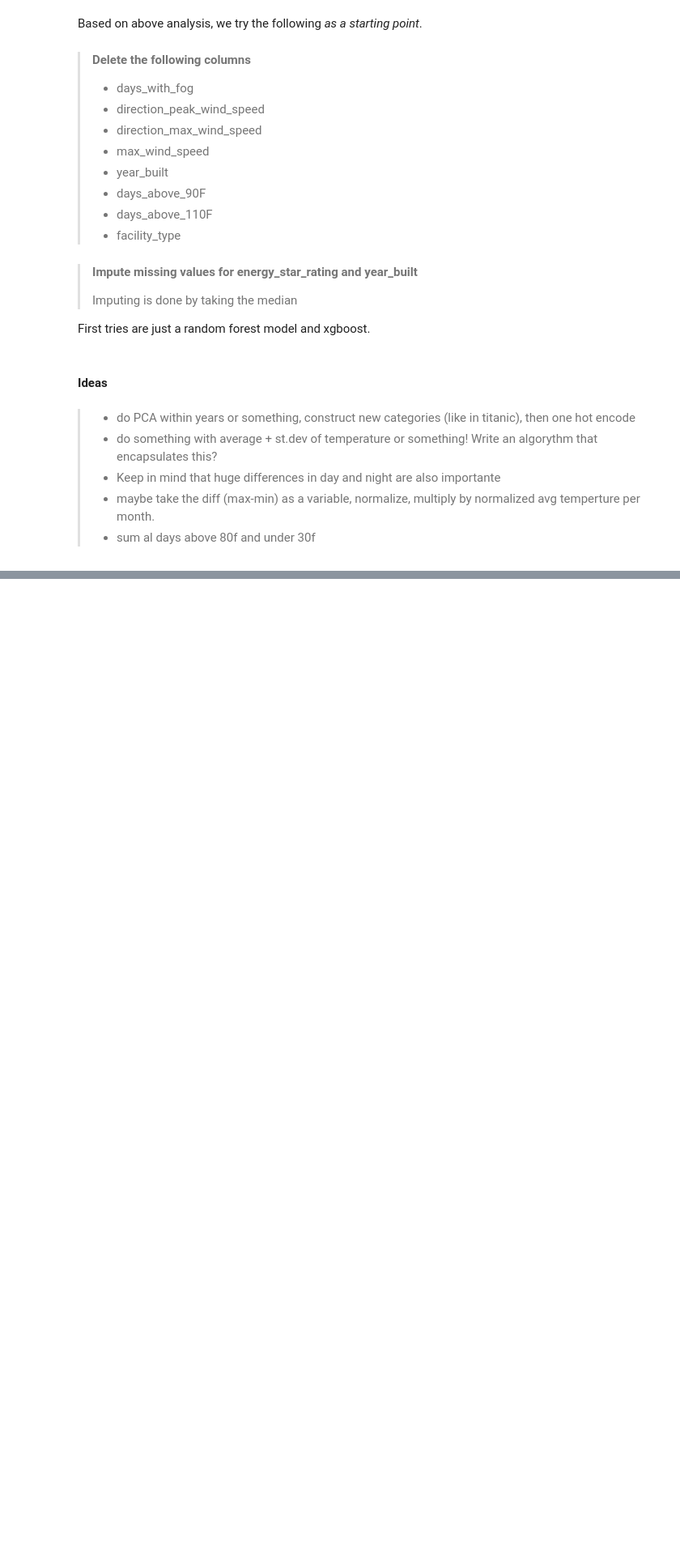
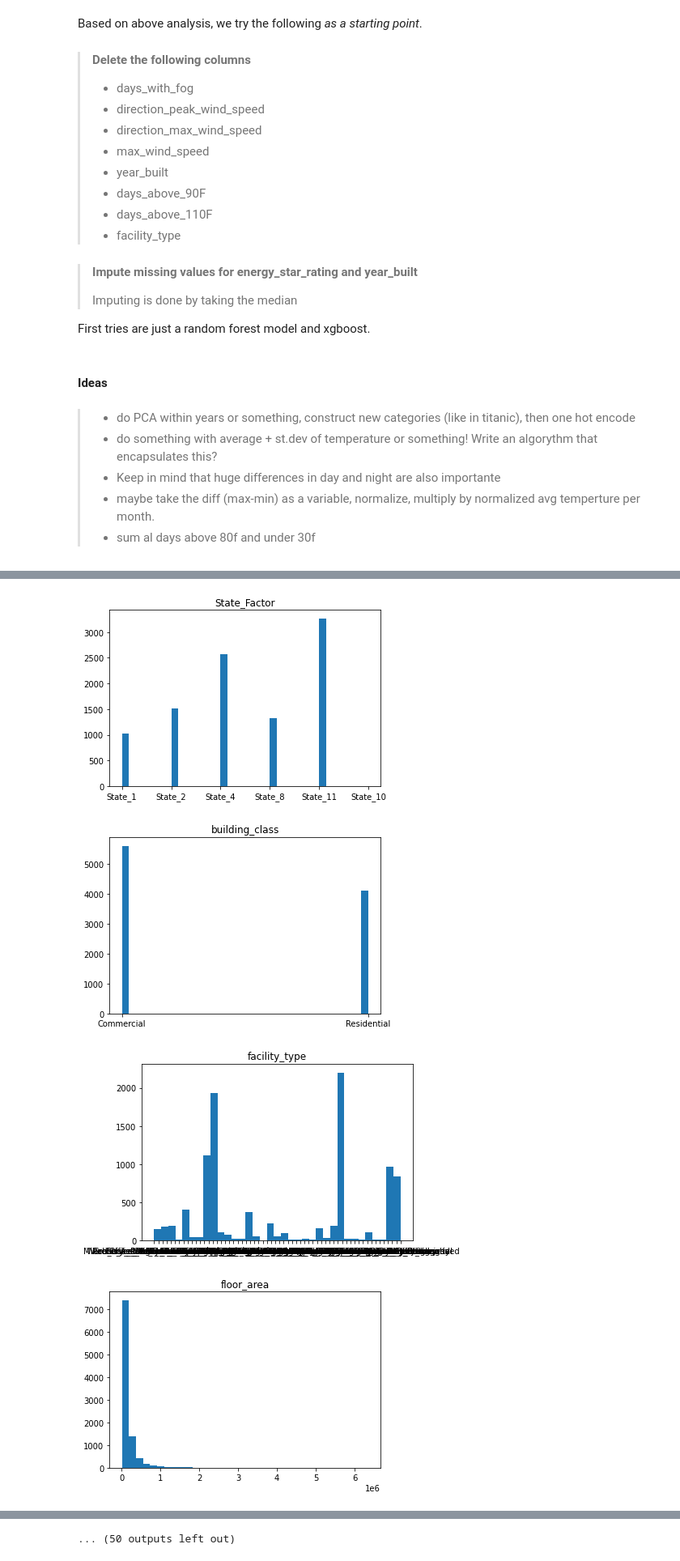
Before and after one commit to ccfelius/WIDS, a Jupyter notebook: stats/ExplorationStats.ipynb, the cells around one changed output, grey strips where cells are left out. Shown at 81% size. Cells and saved outputs as stored; diff of their text form; code cells hidden in the pictures; blank space fills up the shorter version.

```diff
--- a/stats/ExplorationStats.ipynb
+++ b/stats/ExplorationStats.ipynb
@@ -238,0 +385,10 @@ First tries are just a random forest model and xgboost.
+# %%
+sub1 = sub.loc[sub["Year_Factor"] == 7]
+del sub1["Year_Factor"]
+# %%
+distribution_plots(sub1)
+# %% [output]
+[figure, added]
+[figure, added]
+[figure, added]
+[figure, added]
@@ -238,0 +403 @@ First tries are just a random forest model and xgboost.
+... (50 outputs left out)
```
Also changed, not shown: parts of 24 cells of this notebook, 1 other file.
